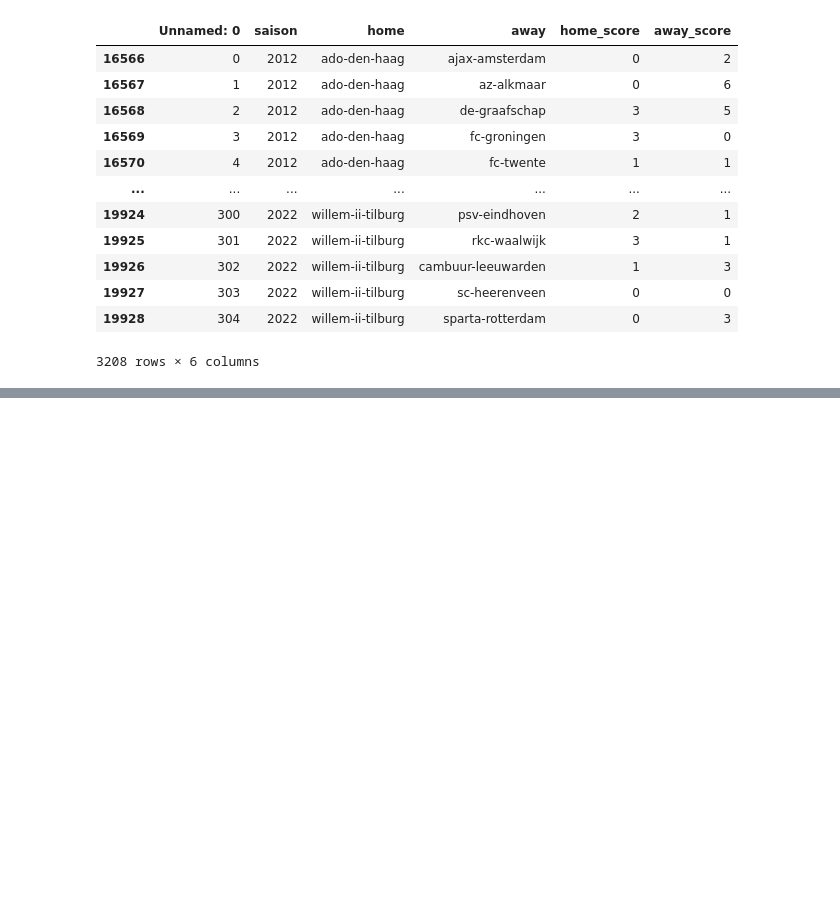
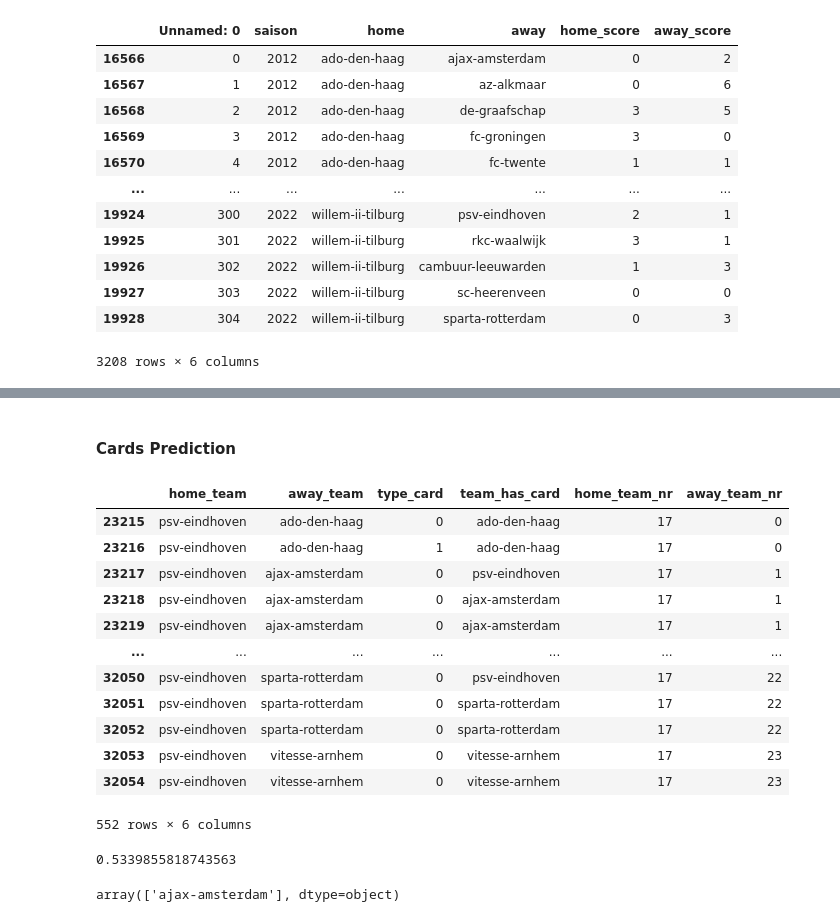
Before and after one commit to mohammedaljader/Football_Predictions_ML, a Jupyter notebook: notebook.ipynb, the cells around one changed output, grey strips where cells are left out. Drawn from its saved outputs; the diff is of its cells as text; code cells hidden in the pictures; blank space fills up the shorter version.

```diff
--- a/notebook.ipynb
+++ b/notebook.ipynb
@@ -1990,0 +2022,31 @@ array([1], dtype=int64)
+# %% [markdown]
+<h4>Cards Prediction</h4>
+# %%
+df_Cards_prediction = pd.DataFrame()
+HomeTeam = dfCards['home']
+AwayTeam = dfCards['away']
+typeCards = dfCards['type']
+team_has_card = dfCards['team']
+
+df_Cards_prediction['home_team'] = HomeTeam
+df_Cards_prediction['away_team'] = AwayTeam
+df_Cards_prediction['type_card'] = typeCards
+df_Cards_prediction['team_has_card'] = team_has_card
+df_Cards_prediction["home_team_nr"] = ajax_home_team_label.fit_transform(df_Cards_prediction['home_team'])
+df_Cards_prediction["away_team_nr"] = ajax_home_team_label.fit_transform(df_Cards_prediction['away_team'])
+df_Cards_prediction["type_card"].replace({"red-card": 1, "yellow-card": 0}, inplace=True)
+# df_Cards_prediction.loc[df_Cards_prediction['home_team'] == "psv-eindhoven"]
+# %% [output]
+|  | home_team | away_team | type_card | team_has_card | home_team_nr | away_team_nr |
+| 23215 | psv-eindhoven | ado-den-haag | 0 | ado-den-haag | 17 | 0 |
+| 23216 | psv-eindhoven | ado-den-haag | 1 | ado-den-haag | 17 | 0 |
+| 23217 | psv-eindhoven | ajax-amsterdam | 0 | psv-eindhoven | 17 | 1 |
+| 23218 | psv-eindhoven | ajax-amsterdam | 0 | ajax-amsterdam | 17 | 1 |
+| 23219 | psv-eindhoven | ajax-amsterdam | 0 | ajax-amsterdam | 17 | 1 |
+| ... | ... | ... | ... | ... | ... | ... |
+| 32050 | psv-eindhoven | sparta-rotterdam | 0 | psv-eindhoven | 17 | 22 |
+| 32051 | psv-eindhoven | sparta-rotterdam | 0 | sparta-rotterdam | 17 | 22 |
+| 32052 | psv-eindhoven | sparta-rotterdam | 0 | sparta-rotterdam | 17 | 22 |
+| 32053 | psv-eindhoven | vitesse-arnhem | 0 | vitesse-arnhem | 17 | 23 |
+| 32054 | psv-eindhoven | vitesse-arnhem | 0 | vitesse-arnhem | 17 | 23 |
+552 rows × 6 columns
@@ -1990,0 +2058,11 @@ array([1], dtype=int64)
+# %%
+more_likely_Card = tree.DecisionTreeClassifier()
+more_likely_Card.fit(X_train,y_train)
+
+more_likely_Card.score(X_test,y_test)
+# %% [output]
+0.5339855818743563
+# %%
+more_likely_Card.predict([[17 , 1, 1]])
+# %% [output]
+array(['ajax-amsterdam'], dtype=object)
```
Also changed, not shown: parts of 33 cells of this notebook.
